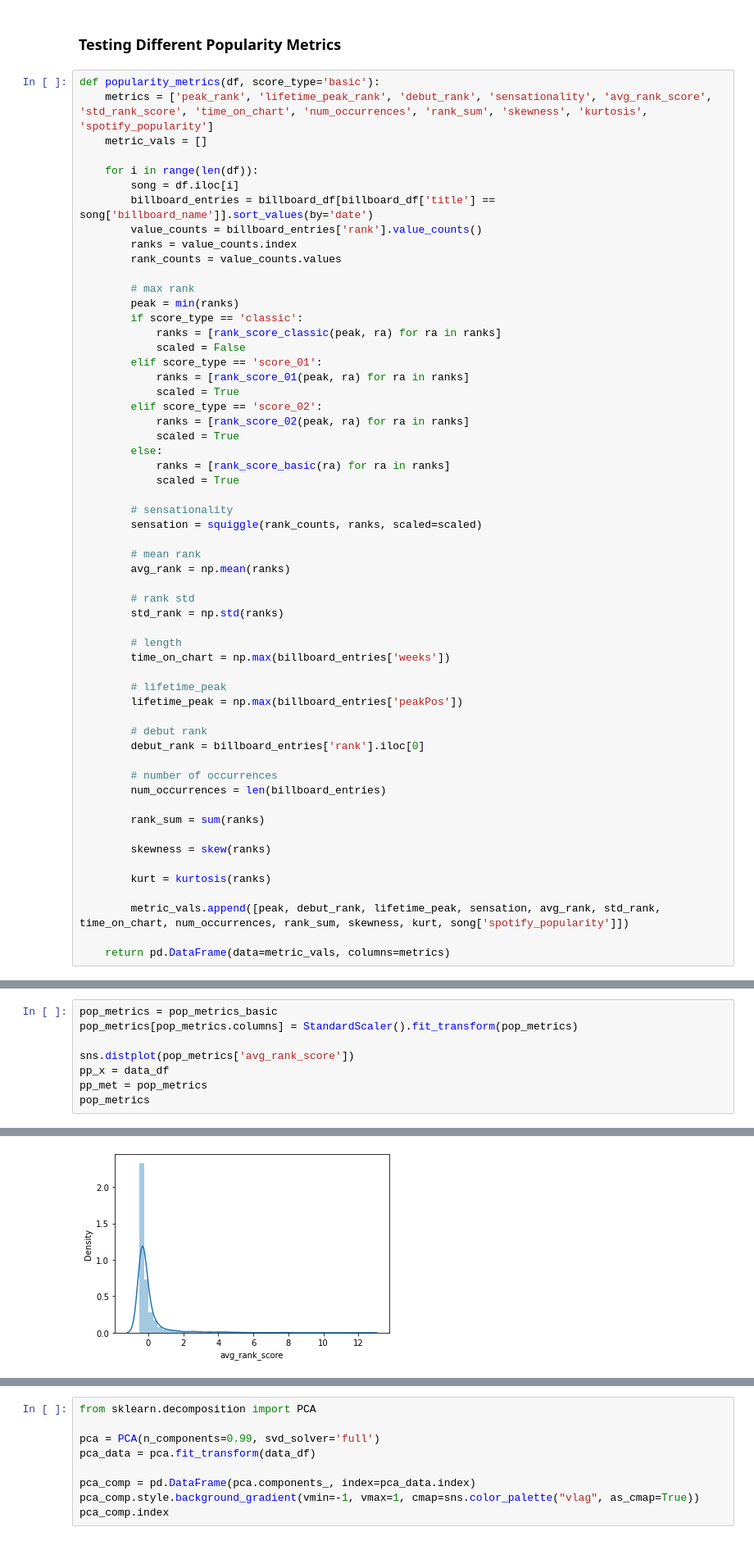
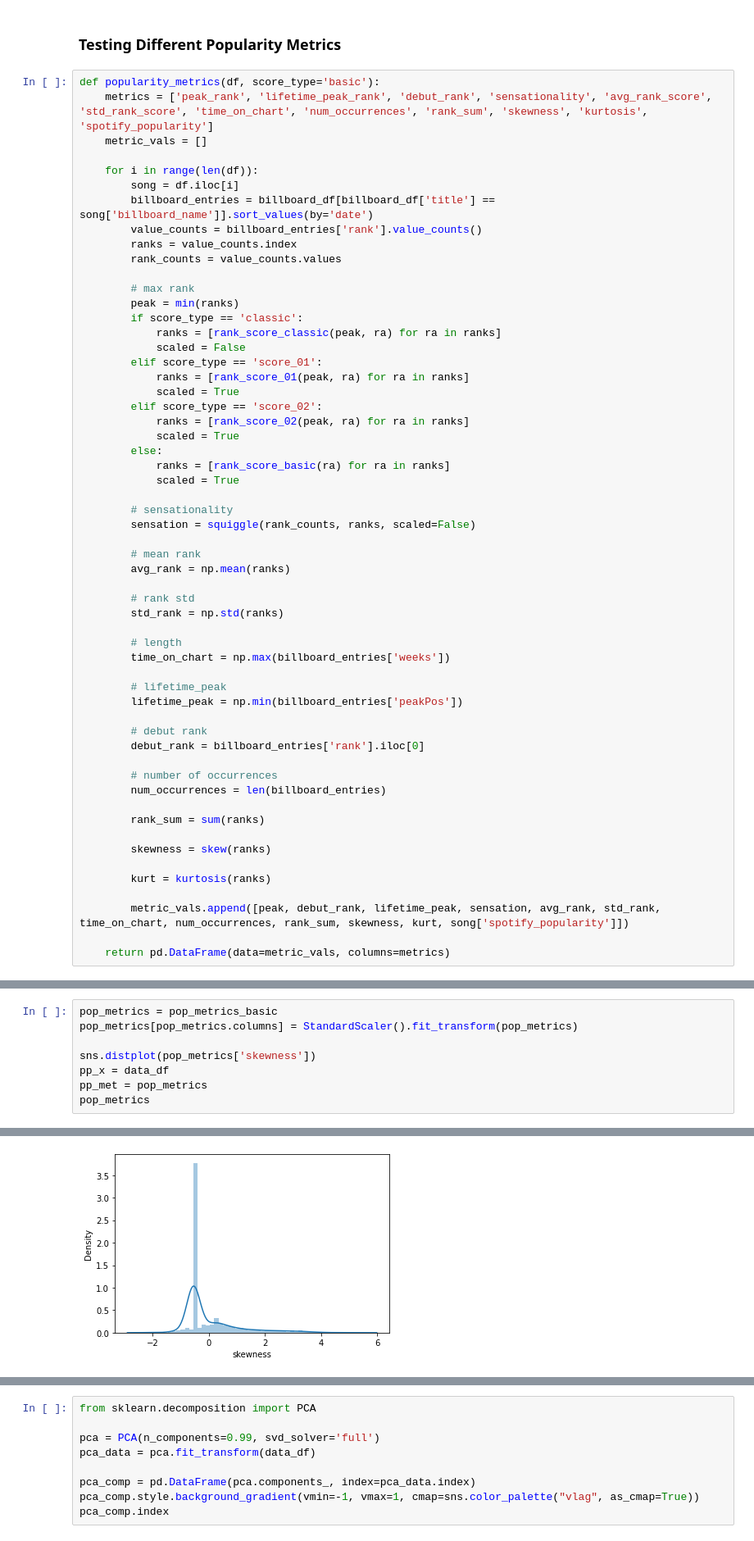
Before and after one commit to Santius0/comp-6940-project, a Jupyter notebook: notebooks/eda.ipynb, the cells around one changed output, grey strips where cells are left out. Shown: that part at 82% size. Saved outputs shown, nothing was run; the diff lists cells and outputs as text.

```diff
--- a/notebooks/eda.ipynb
+++ b/notebooks/eda.ipynb
@@ -206,7 +206,7 @@ def popularity_metrics(df, score_type='basic'):
             scaled = True
 
         # sensationality
-        sensation = squiggle(rank_counts, ranks, scaled=scaled)
+        sensation = squiggle(rank_counts, ranks, scaled=False)
 
         # mean rank
         avg_rank = np.mean(ranks)
@@ -218,7 +218,7 @@ def popularity_metrics(df, score_type='basic'):
         time_on_chart = np.max(billboard_entries['weeks'])
 
         # lifetime_peak
-        lifetime_peak = np.max(billboard_entries['peakPos'])
+        lifetime_peak = np.min(billboard_entries['peakPos'])
 
         # debut rank
         debut_rank = billboard_entries['rank'].iloc[0]
@@ -312,7 +273,7 @@ data_df
 pop_metrics = pop_metrics_basic
 pop_metrics[pop_metrics.columns] = StandardScaler().fit_transform(pop_metrics)
 
-sns.distplot(pop_metrics['avg_rank_score'])
+sns.distplot(pop_metrics['skewness'])
 pp_x = data_df
 pp_met = pop_metrics
 pop_metrics
@@ -332,5 +293,5 @@ pop_metrics
 1423 rows × 12 columns
-[figure, old version]
+[figure, new version]
 # %%
 from sklearn.utils import shuffle
 
```
Also changed, not shown: parts of 14 cells of this notebook.
